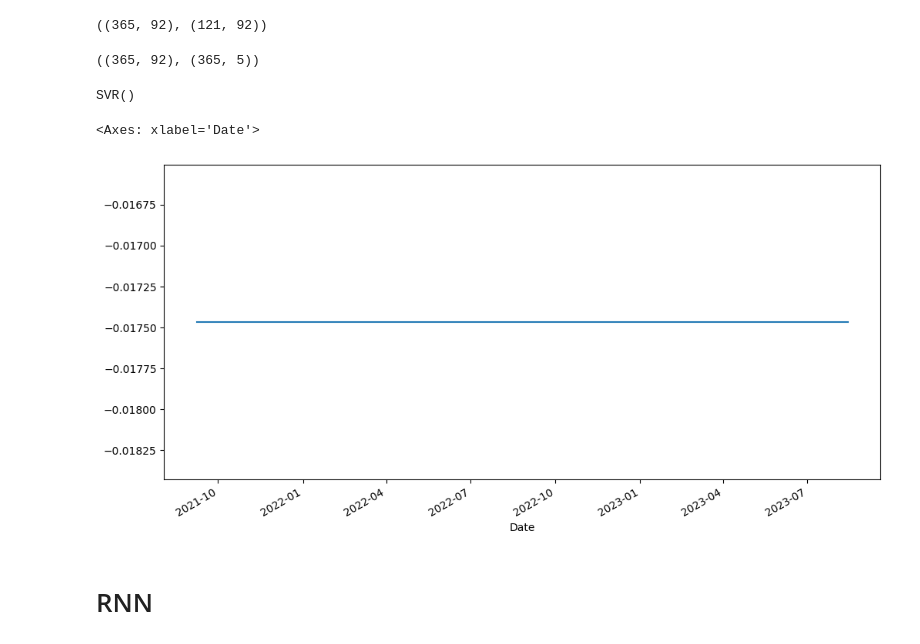
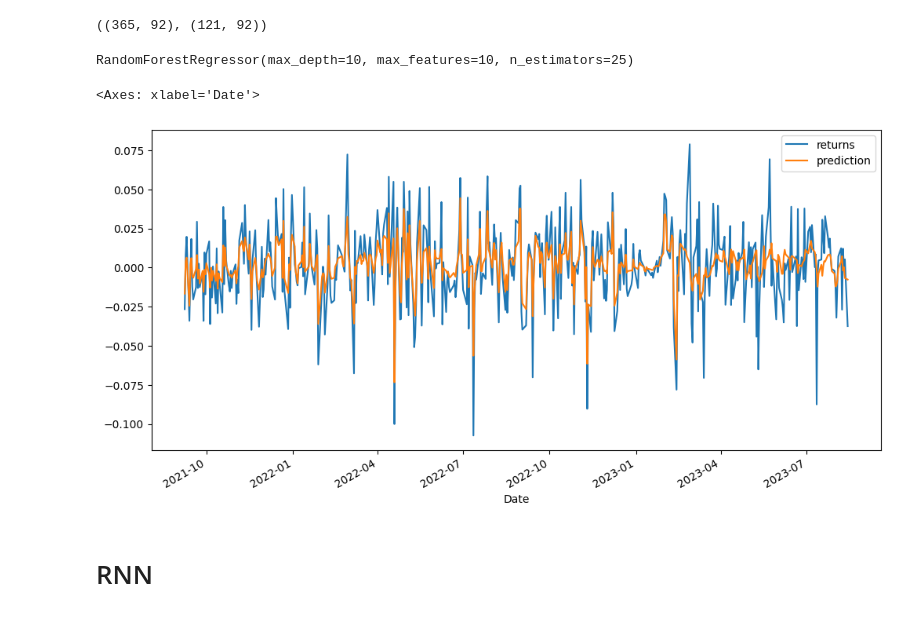
Before and after one commit to prrm4k/algorithmic_prediction, a Jupyter notebook: Algorithmic_trading.ipynb, the cells around one changed output. Cells and saved outputs as stored; diff of their text form; code cells hidden in the pictures.

```diff
--- a/Algorithmic_trading.ipynb
+++ b/Algorithmic_trading.ipynb
@@ -243,4 +238,0 @@ X_test_pca = pca.transform(X_test_sc)
-# %%
-X_train_sc.shape, X_train_pca.shape
-# %% [output]
-((365, 92), (365, 5))
@@ -247,16 +241,16 @@ X_train_sc.shape, X_train_pca.shape
 # %%
-svr = SVR()
+svr = RandomForestRegressor(max_features=10, max_depth=10, n_estimators=25)
 svr.fit(X_train_sc, y_tr1)
 # %% [output]
-SVR()
+RandomForestRegressor(max_depth=10, max_features=10, n_estimators=25)
 # %%
 X = np.concatenate([X_train_sc, X_test_sc], axis=0)
 
 dfc['prediction'] = svr.predict(X)
-dfc.prediction.plot()
+dfc[['returns', 'prediction']].plot()
 # %% [output]
 <Axes: xlabel='Date'>
-[figure, old version]
+[figure, new version]
 # %%
 dfc['position'] = np.sign(dfc.prediction)
 dfc['strategy'] = dfc.returns * dfc.position.shift(1)
```
Also changed, not shown: parts of 3 cells of this notebook.
